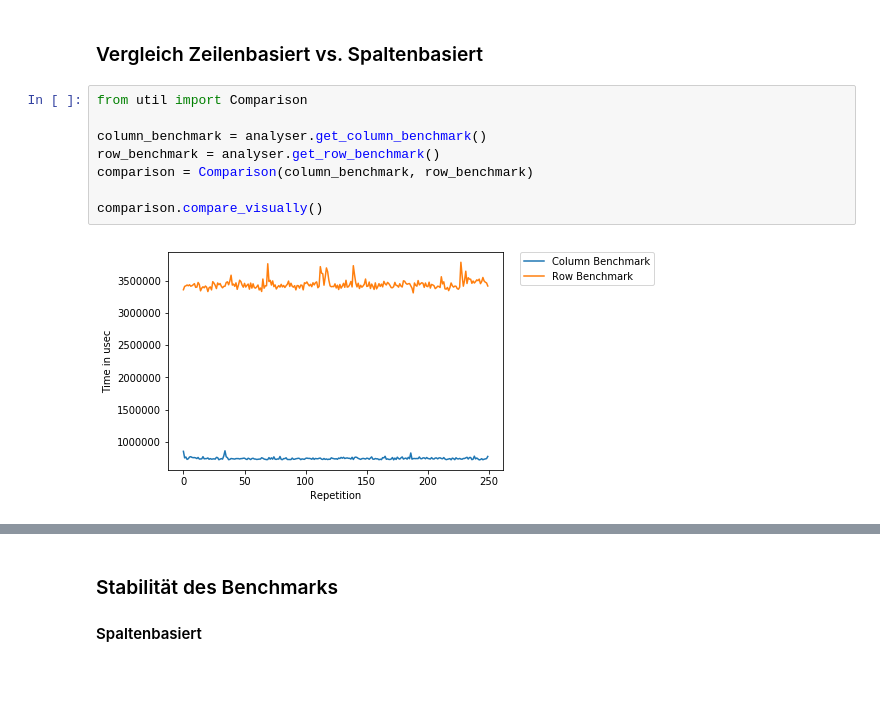
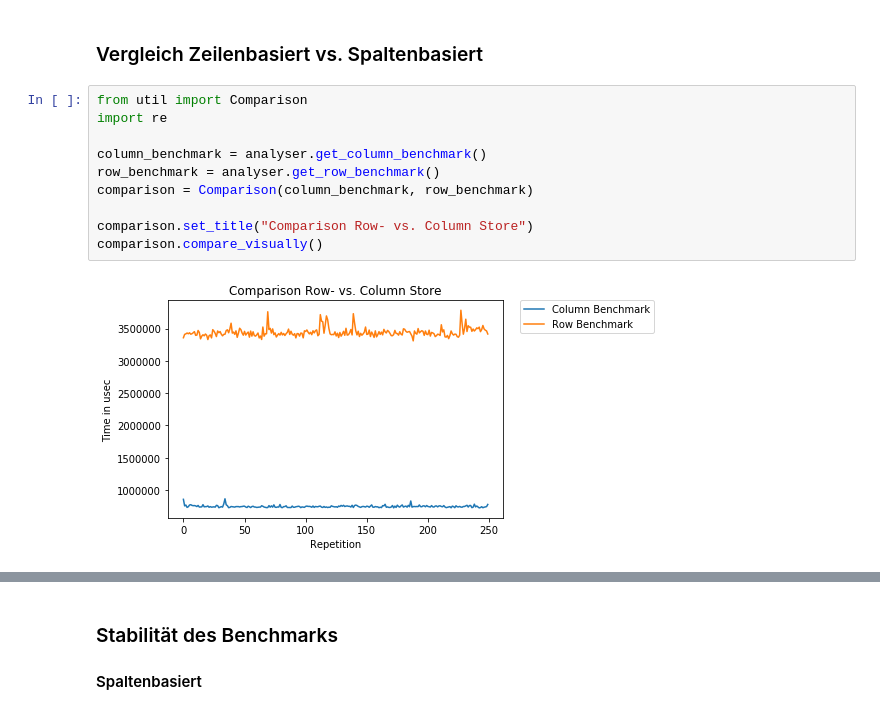
Before and after one commit to Osslack/HANA_SSBM, a Jupyter notebook: src/analyser/Analysis-SSBM-HANA.ipynb, the cells around one changed output, grey strips where cells are left out. Cells and saved outputs as stored; diff of their text form; blank space fills up the shorter version.

```diff
--- a/src/analyser/Analysis-SSBM-HANA.ipynb
+++ b/src/analyser/Analysis-SSBM-HANA.ipynb
@@ -60,11 +66,13 @@ benchmark.print_stats()
 ### Vergleich Zeilenbasiert vs. Spaltenbasiert
 # %%
 from util import Comparison
+import re
 
 column_benchmark = analyser.get_column_benchmark()
 row_benchmark = analyser.get_row_benchmark()
 comparison = Comparison(column_benchmark, row_benchmark)
 
+comparison.set_title("Comparison Row- vs. Column Store")
 comparison.compare_visually()
 # %% [output]
-[figure, old version]
+[figure, new version]
```
Also changed, not shown: parts of 65 cells of this notebook, 2 other files.
